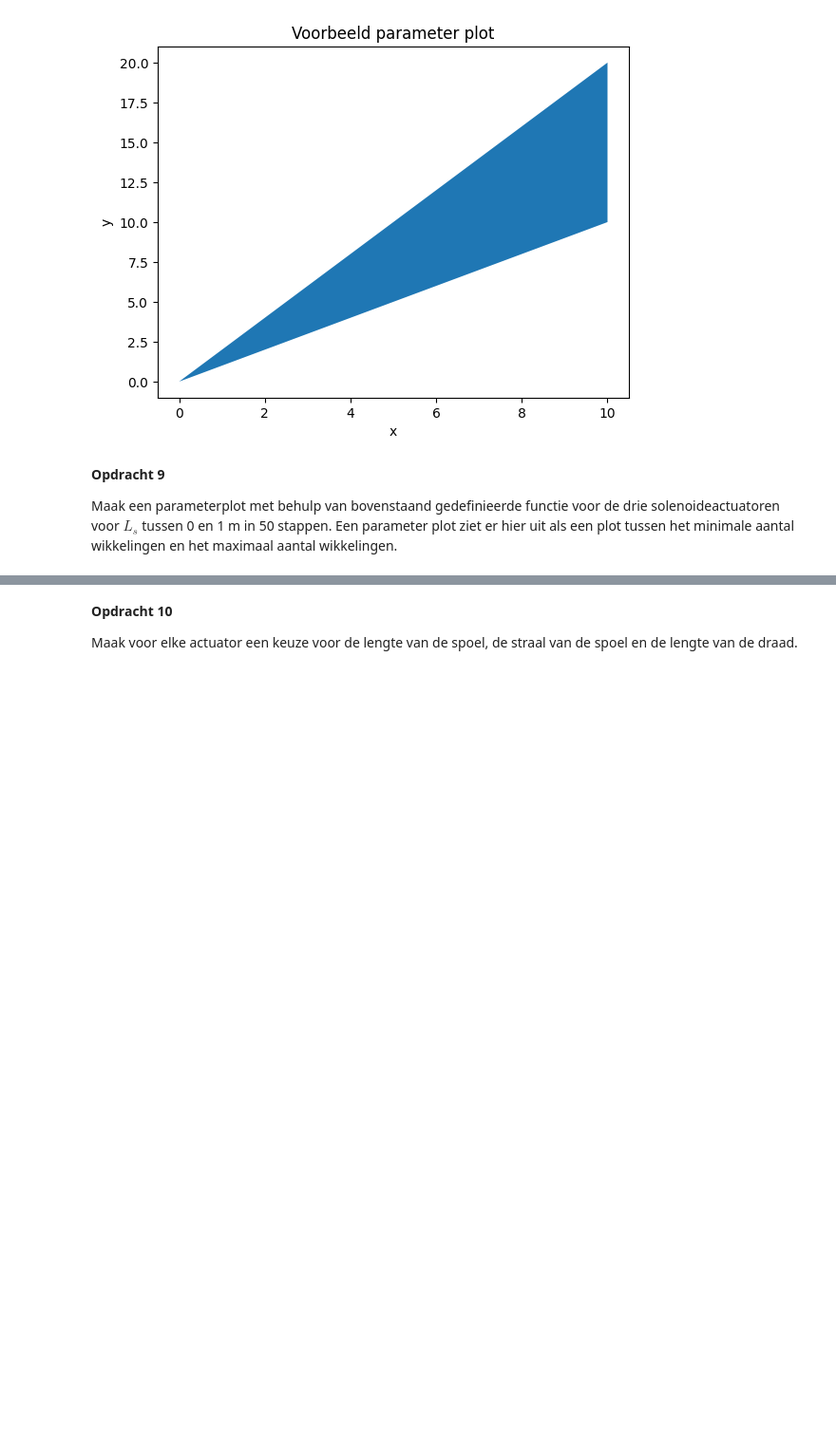
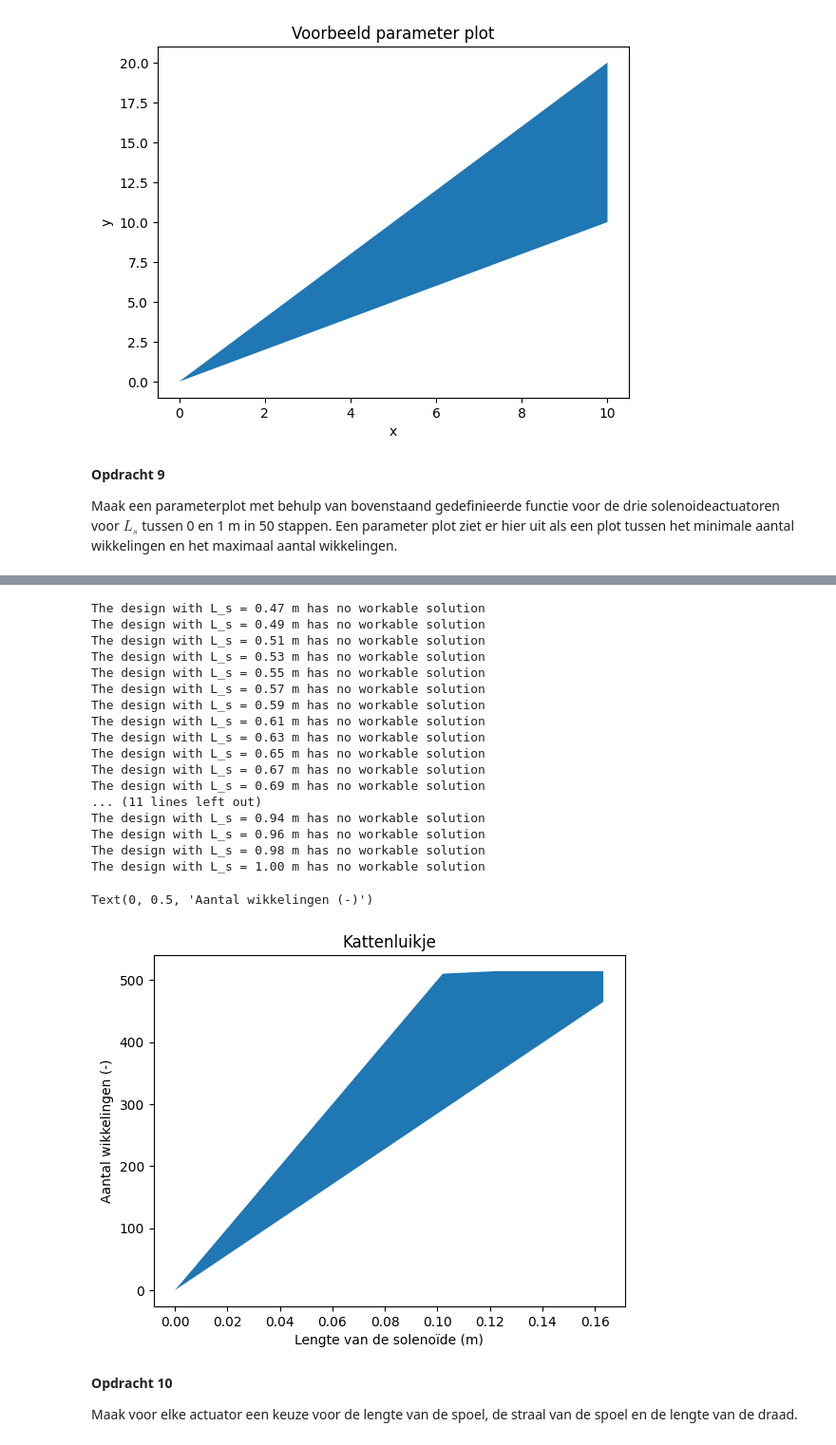
Before and after one commit to Xander1611/opdrachten-DEF-D-AB, a Jupyter notebook: 2KrachtactuatorOpdracht/2KrachtactuatorOpdracht/KrachtactuatorOpdracht.ipynb, the cells around one changed output, grey strips where cells are left out. Shown at 95% size. Drawn from its saved outputs; the diff is of its cells as text; code cells hidden in the pictures; blank space fills up the shorter version.

```diff
--- a/2KrachtactuatorOpdracht/2KrachtactuatorOpdracht/KrachtactuatorOpdracht.ipynb
+++ b/2KrachtactuatorOpdracht/2KrachtactuatorOpdracht/KrachtactuatorOpdracht.ipynb
@@ -207,3 +292,39 @@ Maak een parameterplot met behulp van bovenstaand gedefinieerde functie voor de
+# %%
+F_2 = 3
+r_d_2 = r_d_1
+r_s_2 = 0.005 # m
+
+N_min_2 = np.zeros(len(L_s_array))
+N_max_2 = np.zeros(len(L_s_array))
+
+
+for i in range(len(N_min_vb)):
+    N_min_2[i], N_max_2[i] = aantal_wikkelingen(L_s_array[i],l_max_vb,r_s_2,r_d_2,0.5,F_2)
+
+plt.fill_between(L_s_array,N_min_1,N_max_1) # De ruimte tussen de eisen vullen
+plt.title("Kattenluikje")
+plt.xlabel("Lengte van de solenoïde (m)")
+plt.ylabel("Aantal wikkelingen (-)")
+# %% [output]
+The design with L_s = 0.47 m has no workable solution
+The design with L_s = 0.49 m has no workable solution
+The design with L_s = 0.51 m has no workable solution
+The design with L_s = 0.53 m has no workable solution
+The design with L_s = 0.55 m has no workable solution
+The design with L_s = 0.57 m has no workable solution
+The design with L_s = 0.59 m has no workable solution
+The design with L_s = 0.61 m has no workable solution
+The design with L_s = 0.63 m has no workable solution
+The design with L_s = 0.65 m has no workable solution
+The design with L_s = 0.67 m has no workable solution
+The design with L_s = 0.69 m has no workable solution
+... (11 lines left out)
+The design with L_s = 0.94 m has no workable solution
+The design with L_s = 0.96 m has no workable solution
+The design with L_s = 0.98 m has no workable solution
+The design with L_s = 1.00 m has no workable solution
+Text(0, 0.5, 'Aantal wikkelingen (-)')
+[figure, added]
 # %% [markdown]
 **Opdracht 10**
 
```
Also changed, not shown: parts of 6 cells of this notebook.
